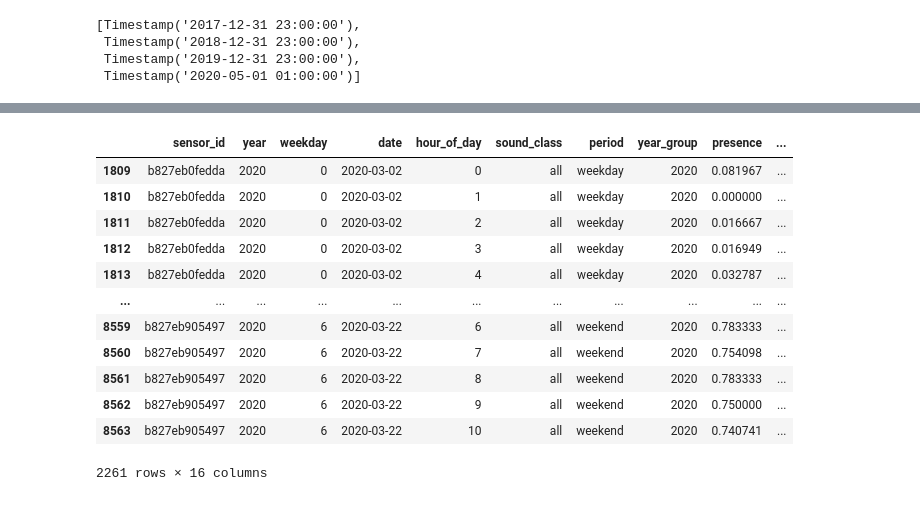
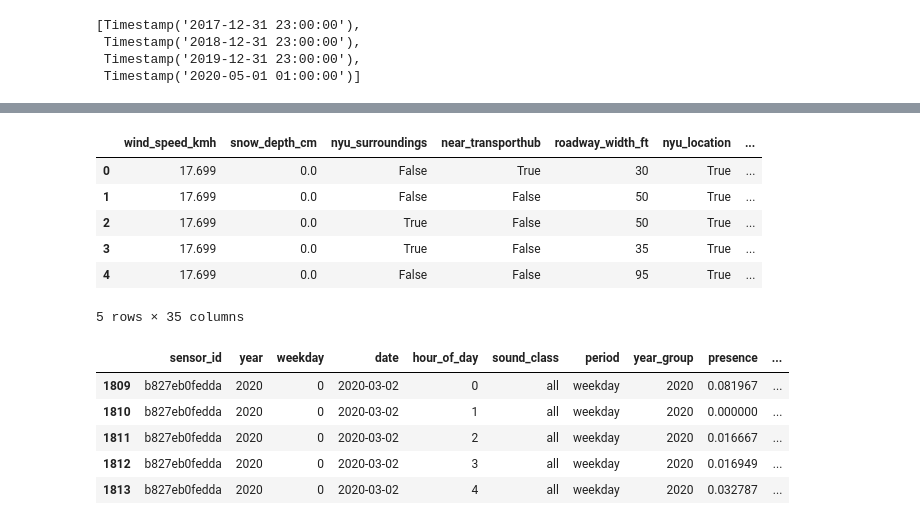
Before and after one commit to mt4426/Project, a Jupyter notebook: birds_analysis.ipynb, the cells around one changed output, grey strips where cells are left out. Saved outputs shown, nothing was run; the diff lists cells and outputs as text; code cells hidden in the pictures.

```diff
--- a/birds_analysis.ipynb
+++ b/birds_analysis.ipynb
@@ -225,7 +204,7 @@ df_bkp = df.copy()
 # %% [markdown]
 ### Select three most general classes
 # %%
-df = df_bkp.copy()
+#df = df_bkp.copy()
 # df = df[(df['sound_class'].isin(classes_names_selection))&(df['hour_of_day']>=4)&(df['hour_of_day']<=7)]
 # Give me the part of the dataframe that is in this
 df = df[(df['sound_class'].isin(classes_names_selection))]
@@ -476,3 +467,13 @@ len(df_spl.sensor_id.unique())
+# %%
+df_spl.head()
+# %% [output]
+|  | wind_speed_kmh | snow_depth_cm | nyu_surroundings | near_transporthub | roadway_width_ft | nyu_location | ... |
+| 0 | 17.699 | 0.0 | False | True | 30 | True | ... |
+| 1 | 17.699 | 0.0 | False | False | 50 | True | ... |
+| 2 | 17.699 | 0.0 | True | False | 50 | True | ... |
+| 3 | 17.699 | 0.0 | True | False | 35 | True | ... |
+| 4 | 17.699 | 0.0 | False | False | 95 | True | ... |
+5 rows × 35 columns
 # %%
 _df_all = compute_combined_presence(df, thresholds={c:quick_ths[c] for c in classes_names_selection},
                                     classes_to_combine=classes_names_selection)
@@ -482,21 +483,14 @@ _df_change = calculate_rolling_change_in_value(_df_all, var_column='sound_class'
                                                rolling_interval=15, on='aligned_day_index', center=True)
 _df_ = _df_change[(_df_change['year']==2020)]
 # %%
-_df_
+_df_.head()
 # %% [output]
 |  | sensor_id | year | weekday | date | hour_of_day | sound_class | period | year_group | presence | ... |
 | 1809 | b827eb0fedda | 2020 | 0 | 2020-03-02 | 0 | all | weekday | 2020 | 0.081967 | ... |
 | 1810 | b827eb0fedda | 2020 | 0 | 2020-03-02 | 1 | all | weekday | 2020 | 0.000000 | ... |
 | 1811 | b827eb0fedda | 2020 | 0 | 2020-03-02 | 2 | all | weekday | 2020 | 0.016667 | ... |
 | 1812 | b827eb0fedda | 2020 | 0 | 2020-03-02 | 3 | all | weekday | 2020 | 0.016949 | ... |
 | 1813 | b827eb0fedda | 2020 | 0 | 2020-03-02 | 4 | all | weekday | 2020 | 0.032787 | ... |
-| ... | ... | ... | ... | ... | ... | ... | ... | ... | ... | ... |
-| 8559 | b827eb905497 | 2020 | 6 | 2020-03-22 | 6 | all | weekend | 2020 | 0.783333 | ... |
-| 8560 | b827eb905497 | 2020 | 6 | 2020-03-22 | 7 | all | weekend | 2020 | 0.754098 | ... |
-| 8561 | b827eb905497 | 2020 | 6 | 2020-03-22 | 8 | all | weekend | 2020 | 0.783333 | ... |
-| 8562 | b827eb905497 | 2020 | 6 | 2020-03-22 | 9 | all | weekend | 2020 | 0.750000 | ... |
-| 8563 | b827eb905497 | 2020 | 6 | 2020-03-22 | 10 | all | weekend | 2020 | 0.740741 | ... |
-2261 rows × 16 columns
 # %%
 # _df_spl = limit_to_dates(df_spl, df_spl['date'], '02-24', '05-11')
 _df_spl = limit_to_dates(df_spl, df_spl['date'], '02-24', '03-24')
```
Also changed, not shown: parts of 38 cells of this notebook, 1 other file.
